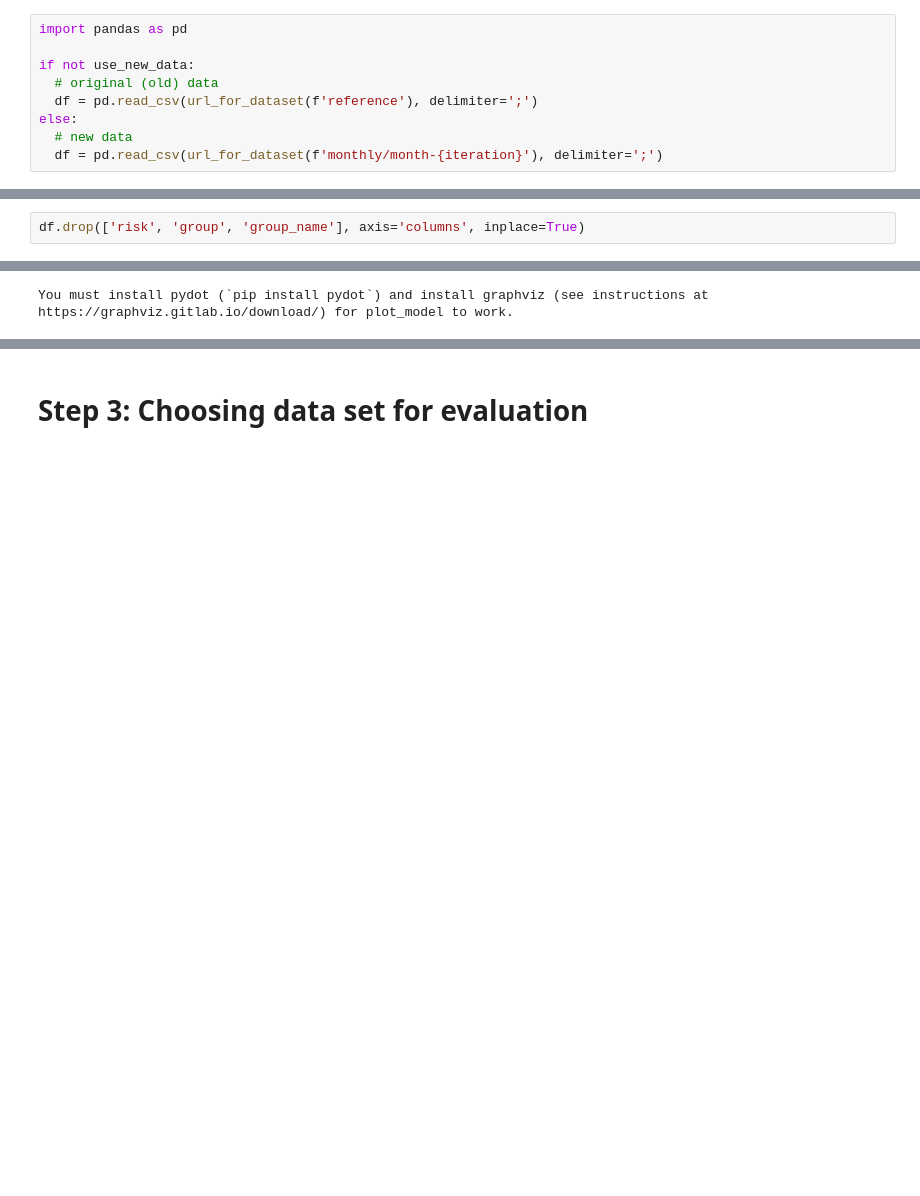
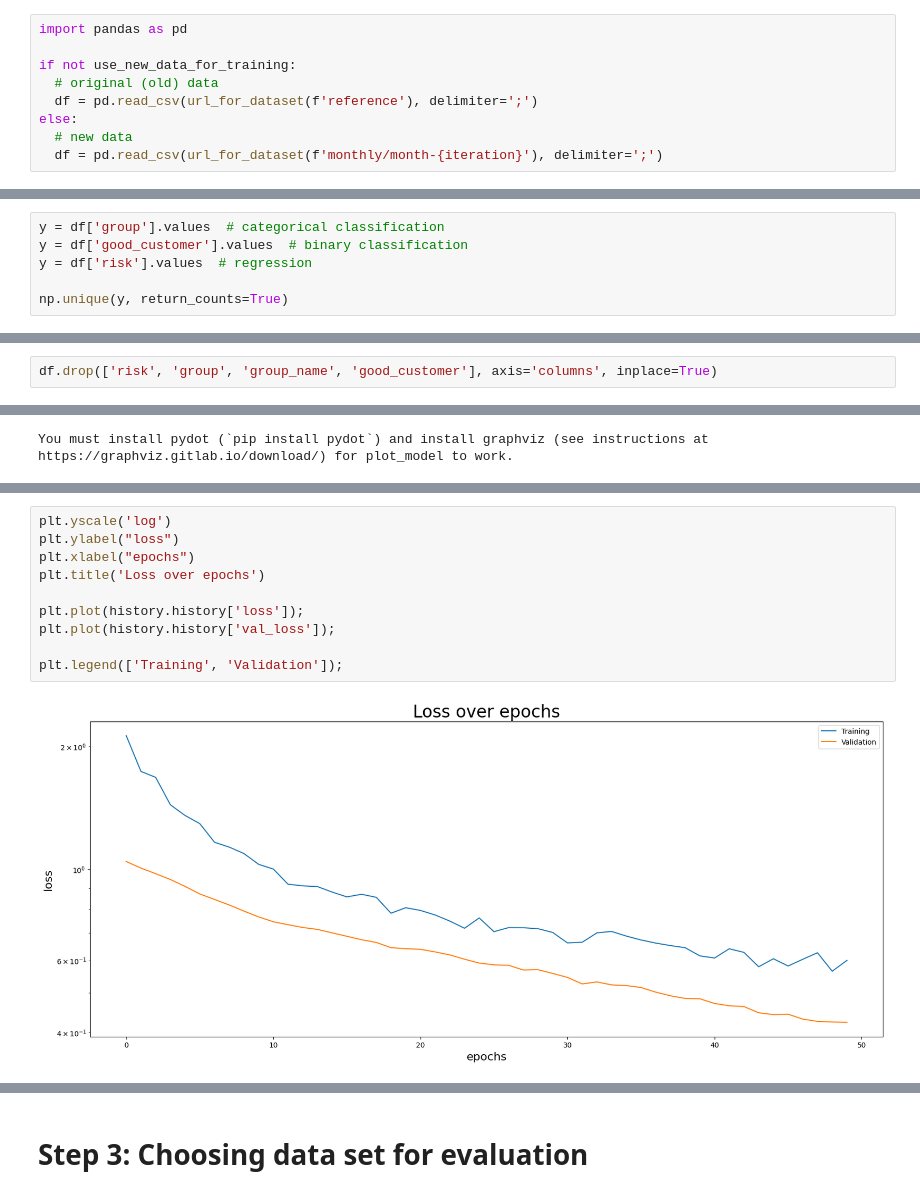
Before and after one commit to DJCordhose/buch-machine-learning-notebooks, a Jupyter notebook: kap11/train.ipynb, the cells around one changed output, grey strips where cells are left out. Drawn from its saved outputs; the diff is of its cells as text; blank space fills up the shorter version.

```diff
--- a/kap11/model.ipynb
+++ b/kap11/train.ipynb
@@ -57,7 +70,7 @@ iteration = 36 # final month in dataset, should have the biggest difference
 # %%
 import pandas as pd
 
-if not use_new_data:
+if not use_new_data_for_training:
   # original (old) data
   df = pd.read_csv(url_for_dataset(f'reference'), delimiter=';')
 else:
@@ -73,5 +81,3 @@ np.unique(y, return_counts=True)
-# %%
-df.drop(['risk', 'group', 'group_name'], axis='columns', inplace=True)
 # %%
 # comment in or even add more dropped features
 
@@ -89 +95,7 @@ Index(['training', 'age', 'emergency_braking', 'braking_distance', 'power',
       dtype='object')
+# %%
+y = df['group'].values  # categorical classification
+y = df['good_customer'].values  # binary classification
+y = df['risk'].values  # regression
+
+np.unique(y, return_counts=True)
@@ -90,3 +104,5 @@ Index(['training', 'age', 'emergency_braking', 'braking_distance', 'power',
+# %%
+df.drop(['risk', 'group', 'group_name', 'good_customer'], axis='columns', inplace=True)
 # %%
 
 from sklearn.model_selection import train_test_split
@@ -176,0 +281,12 @@ Wall time: 16.6 s
+# %%
+plt.yscale('log')
+plt.ylabel("loss")
+plt.xlabel("epochs")
+plt.title('Loss over epochs')
+
+plt.plot(history.history['loss']);
+plt.plot(history.history['val_loss']);
+
+plt.legend(['Training', 'Validation']);
+# %% [output]
+[figure, added]
```
Also changed, not shown: parts of 40 cells of this notebook, 2 other files.
